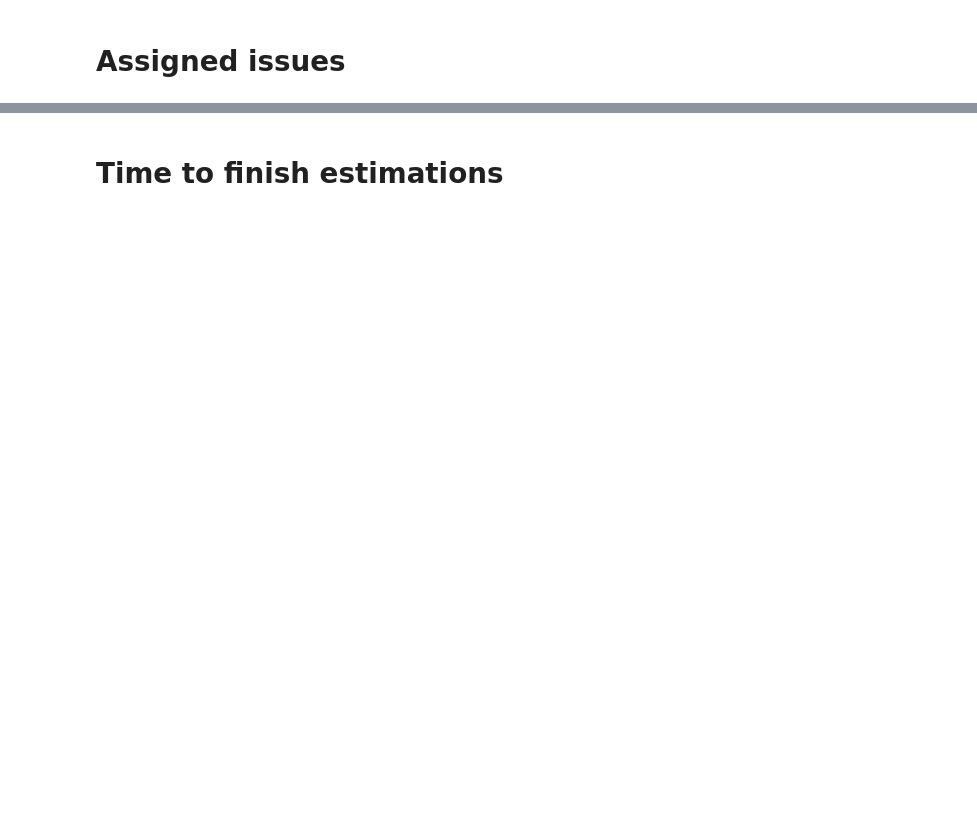
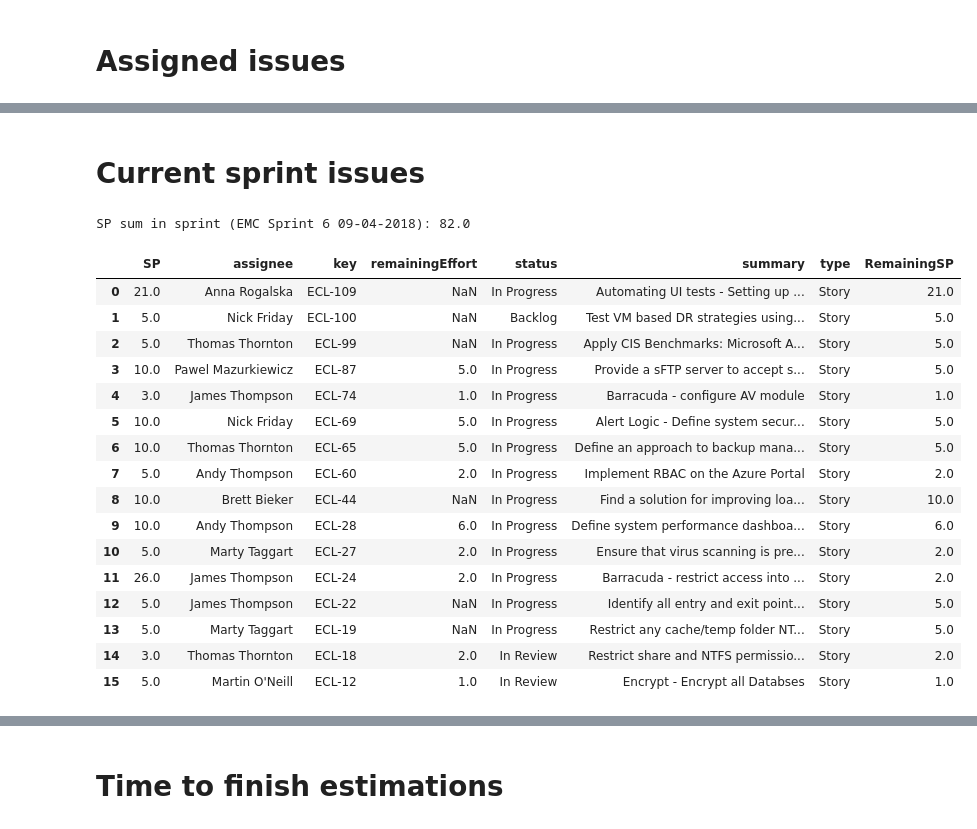
Before and after one commit to robert-krasinski/JiraAndPythonForManagers, a Jupyter notebook: R1 EMC estimation.ipynb, the cells around one changed output, grey strips where cells are left out. Drawn from its saved outputs; the diff is of its cells as text; code cells hidden in the pictures; blank space fills up the shorter version.

```diff
--- a/R1 EMC estimation.ipynb
+++ b/R1 EMC estimation.ipynb
@@ -196,0 +338,54 @@ teamIssues
+# %% [markdown]
+# Current sprint issues
+# %%
+sprintName = "EMC Sprint 6 09-04-2018"
+jql = 'sprint = "{}" and type not in (epic, subTaskIssueTypes()) and status not in (Done)'.format(sprintName)
+
+issuesRaw = jira.search_issues(jql)
+
+sprintIssues = pd.DataFrame()
+
+
+#add issues to dataframe
+for issue in issuesRaw:
+    descriptionLen = 0
+    if issue.fields.description : descriptionLen = len(issue.fields.description)
+
+    assignee = None
+    if issue.fields.assignee : assignee = issue.fields.assignee.displayName
+
+    sprintIssues = sprintIssues.append(
+        {
+         'key': issue.key,
+         'type': issue.fields.issuetype.name,
+         'status': issue.fields.status.name,
+         'SP': issue.fields.customfield_10005,
+         'remainingEffort': issue.fields.customfield_14500,
+         'summary': issue.fields.summary,
+         'assignee': assignee
+        }, ignore_index=True)
+
+sprintIssues['RemainingSP'] = sprintIssues.apply(lambda x: setRemainingSP(x['remainingEffort'], x['SP']), axis=1)
+
+
+print('SP sum in sprint ({}): {}'.format(sprintName, sprintIssues.RemainingSP.sum()))
+sprintIssues
+# %% [output]
+SP sum in sprint (EMC Sprint 6 09-04-2018): 82.0
+|  | SP | assignee | key | remainingEffort | status | summary | type | RemainingSP |
+| 0 | 21.0 | Anna Rogalska | ECL-109 | NaN | In Progress | Automating UI tests - Setting up ... | Story | 21.0 |
+| 1 | 5.0 | Nick Friday | ECL-100 | NaN | Backlog | Test VM based DR strategies using... | Story | 5.0 |
+| 2 | 5.0 | Thomas Thornton | ECL-99 | NaN | In Progress | Apply CIS Benchmarks: Microsoft A... | Story | 5.0 |
+| 3 | 10.0 | Pawel Mazurkiewicz | ECL-87 | 5.0 | In Progress | Provide a sFTP server to accept s... | Story | 5.0 |
+| 4 | 3.0 | James Thompson | ECL-74 | 1.0 | In Progress | Barracuda - configure AV module | Story | 1.0 |
+| 5 | 10.0 | Nick Friday | ECL-69 | 5.0 | In Progress | Alert Logic - Define system secur... | Story | 5.0 |
+| 6 | 10.0 | Thomas Thornton | ECL-65 | 5.0 | In Progress | Define an approach to backup mana... | Story | 5.0 |
+| 7 | 5.0 | Andy Thompson | ECL-60 | 2.0 | In Progress | Implement RBAC on the Azure Portal | Story | 2.0 |
+| 8 | 10.0 | Brett Bieker | ECL-44 | NaN | In Progress | Find a solution for improving loa... | Story | 10.0 |
+| 9 | 10.0 | Andy Thompson | ECL-28 | 6.0 | In Progress | Define system performance dashboa... | Story | 6.0 |
+| 10 | 5.0 | Marty Taggart | ECL-27 | 2.0 | In Progress | Ensure that virus scanning is pre... | Story | 2.0 |
+| 11 | 26.0 | James Thompson | ECL-24 | 2.0 | In Progress | Barracuda - restrict access into ... | Story | 2.0 |
+| 12 | 5.0 | James Thompson | ECL-22 | NaN | In Progress | Identify all entry and exit point... | Story | 5.0 |
+| 13 | 5.0 | Marty Taggart | ECL-19 | NaN | In Progress | Restrict any cache/temp folder NT... | Story | 5.0 |
+| 14 | 3.0 | Thomas Thornton | ECL-18 | 2.0 | In Review | Restrict share and NTFS permissio... | Story | 2.0 |
+| 15 | 5.0 | Martin O'Neill | ECL-12 | 1.0 | In Review | Encrypt - Encrypt all Databses | Story | 1.0 |
```
Also changed, not shown: parts of 16 cells of this notebook, 21 other files.
